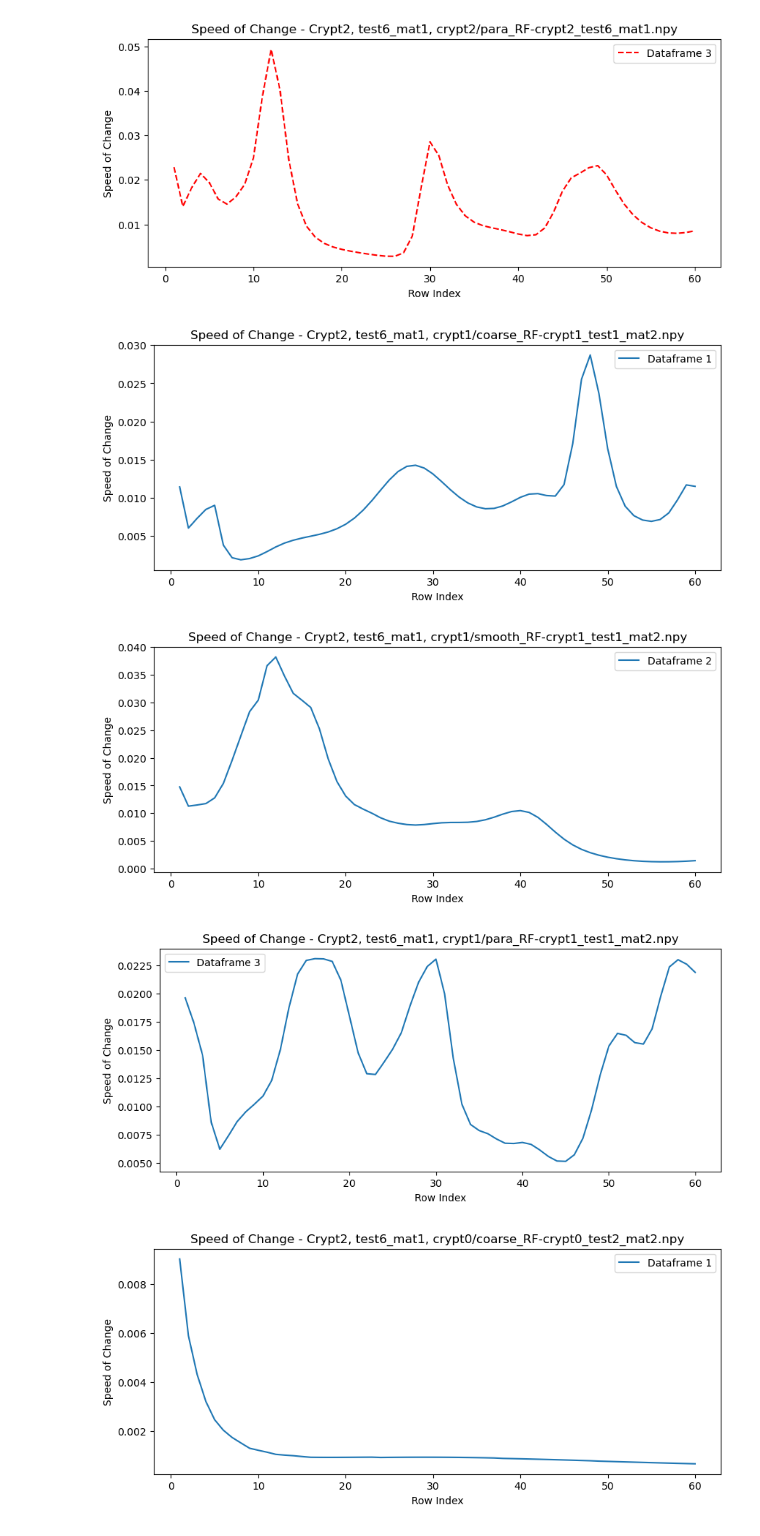
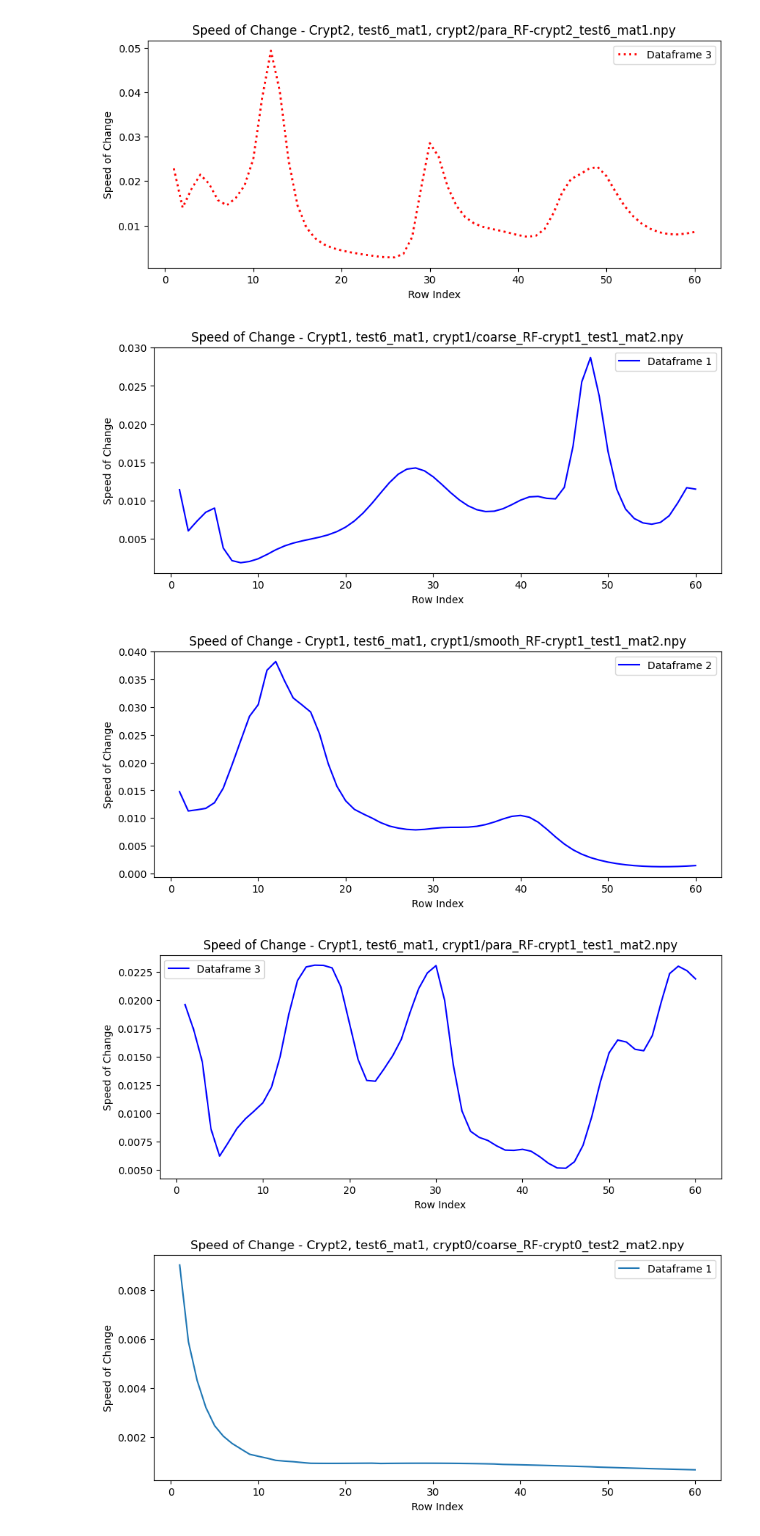
Before and after one commit to purusharths/thesis_archive, a Jupyter notebook: RandomFieldPlots/first_figure/crypt0.ipynb, the cells around one changed output. Cells and saved outputs as stored; diff of their text form; code cells hidden in the pictures.

```diff
--- a/RandomFieldPlots/first_figure/crypt0.ipynb
+++ b/RandomFieldPlots/first_figure/crypt0.ipynb
@@ -183,7 +215,7 @@ for i, dataframe in enumerate(crypt_data_list[2]):
     diffs = dataframe.diff().abs().mean(axis=1)
     # Plot the results
     plt.figure(figsize=(10, 4))
-    plt.plot(diffs, color="r", linestyle="--",label=f'Dataframe {i + 1}')
+    plt.plot(diffs, color="r", linestyle="dotted",label=f'Dataframe {i + 1}', linewidth=2)
     plt.title(f'Speed of Change - Crypt2, {test_names[2]}, {dataframe.columns[0]}')
     plt.xlabel('Row Index')
     plt.ylabel('Speed of Change')
@@ -196,20 +228,20 @@ for i, dataframe in enumerate(crypt_data_list[2]):
 # %%
 for i, dataframe in enumerate(crypt_data_list[1]):
     # Calculate the differences between consecutive values
     diffs = dataframe.diff().abs().mean(axis=1)
 
     # Plot the results
     plt.figure(figsize=(10, 4))
-    plt.plot(diffs, label=f'Dataframe {i + 1}')
-    plt.title(f'Speed of Change - Crypt2, {test_names[2]}, {dataframe.columns[0]}')
+    plt.plot(diffs, label=f'Dataframe {i + 1}', color="blue")
+    plt.title(f'Speed of Change - Crypt1, {test_names[2]}, {dataframe.columns[0]}')
     plt.xlabel('Row Index')
     plt.ylabel('Speed of Change')
     plt.legend()
     plt.show()
 # %% [output]
-[figure, old version]
+[figure, new version]
-[figure, old version]
+[figure, new version]
-[figure, old version]
+[figure, new version]
 # %%
 for i, dataframe in enumerate(crypt_data_list[0]):
     # Calculate the differences between consecutive values
```
Also changed, not shown: parts of 9 cells of this notebook, 3 other files.
